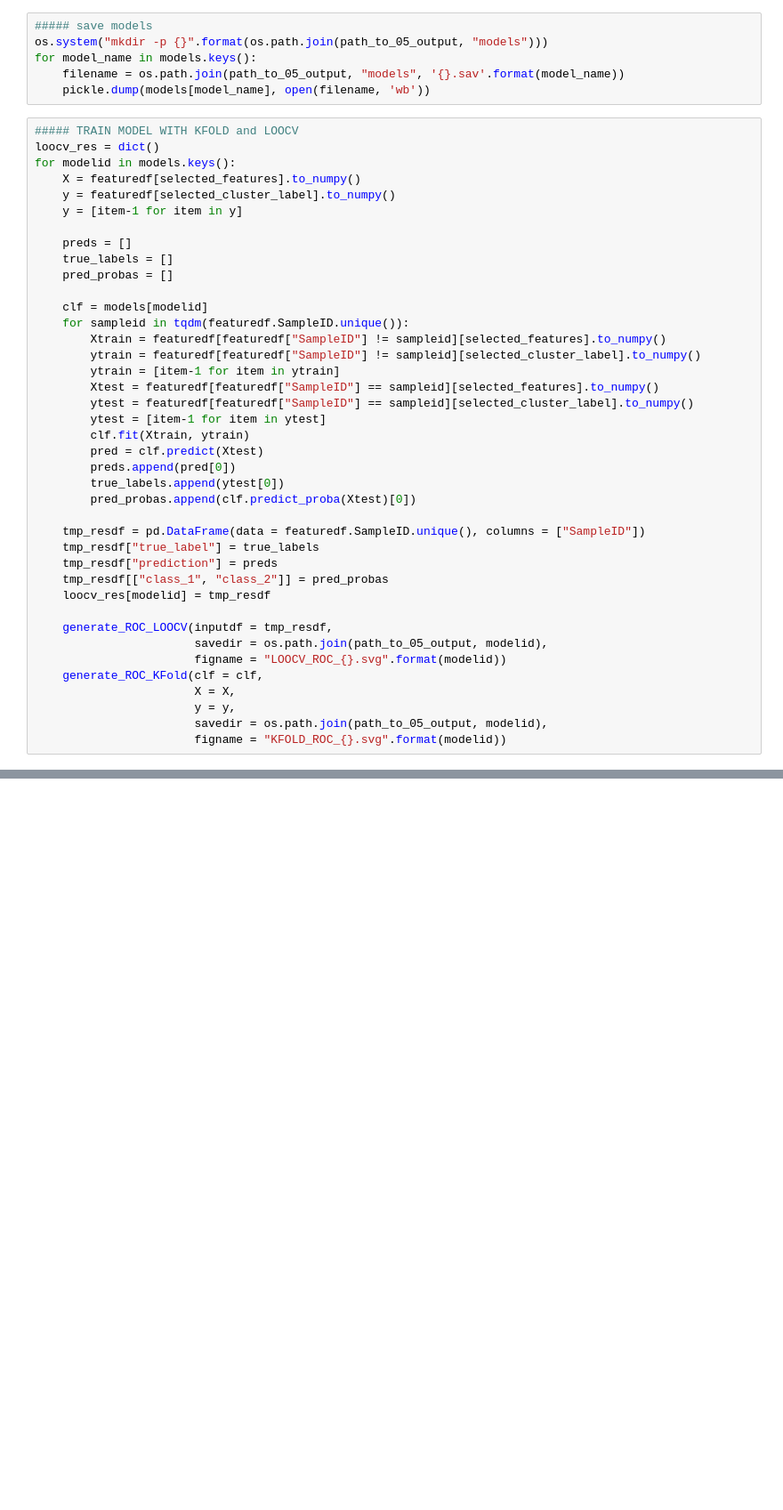
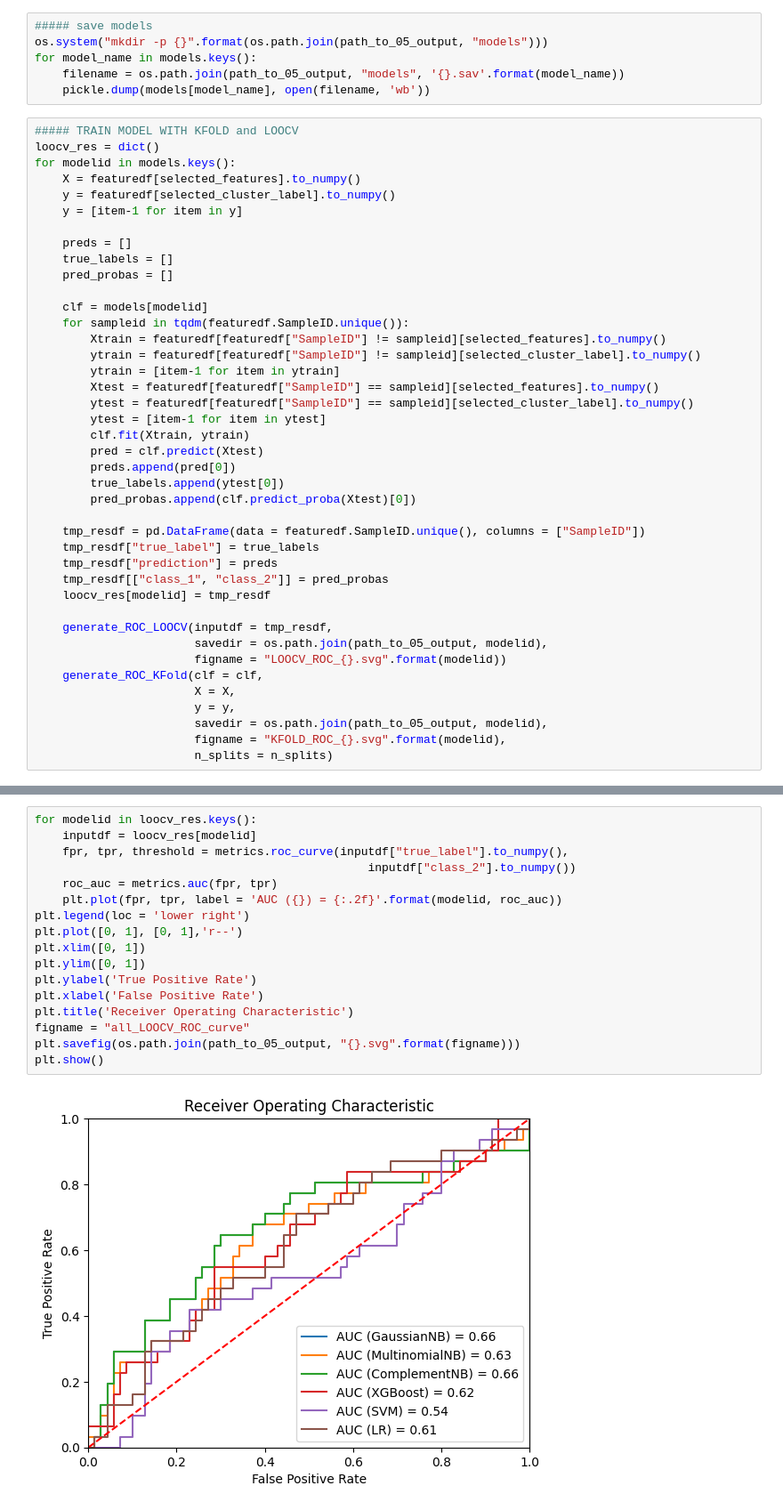
Before and after one commit to hieunguyen4193/ump_oral_cancer_project, a Jupyter notebook: 05_train_models.ipynb, the cells around one changed output, grey strips where cells are left out. Shown at 89% size. Saved outputs shown, nothing was run; the diff lists cells and outputs as text; blank space fills up the shorter version.

```diff
--- a/05_train_models.ipynb
+++ b/05_train_models.ipynb
@@ -209,4 +240,5 @@ for modelid in models.keys():
                        X = X,
                        y = y,
                        savedir = os.path.join(path_to_05_output, modelid),
-                       figname = "KFOLD_ROC_{}.svg".format(modelid))
+                       figname = "KFOLD_ROC_{}.svg".format(modelid),
+                       n_splits = n_splits)
@@ -212,0 +268,19 @@ for modelid in models.keys():
+# %%
+for modelid in loocv_res.keys():
+    inputdf = loocv_res[modelid]
+    fpr, tpr, threshold = metrics.roc_curve(inputdf["true_label"].to_numpy(),
+                                                inputdf["class_2"].to_numpy())
+    roc_auc = metrics.auc(fpr, tpr)
+    plt.plot(fpr, tpr, label = 'AUC ({}) = {:.2f}'.format(modelid, roc_auc))
+plt.legend(loc = 'lower right')
+plt.plot([0, 1], [0, 1],'r--')
+plt.xlim([0, 1])
+plt.ylim([0, 1])
+plt.ylabel('True Positive Rate')
+plt.xlabel('False Positive Rate')
+plt.title('Receiver Operating Characteristic')
+figname = "all_LOOCV_ROC_curve"
+plt.savefig(os.path.join(path_to_05_output, "{}.svg".format(figname)))
+plt.show()
+# %% [output]
+[figure, added]
```
Also changed, not shown: parts of 7 cells of this notebook, 9 other files.
